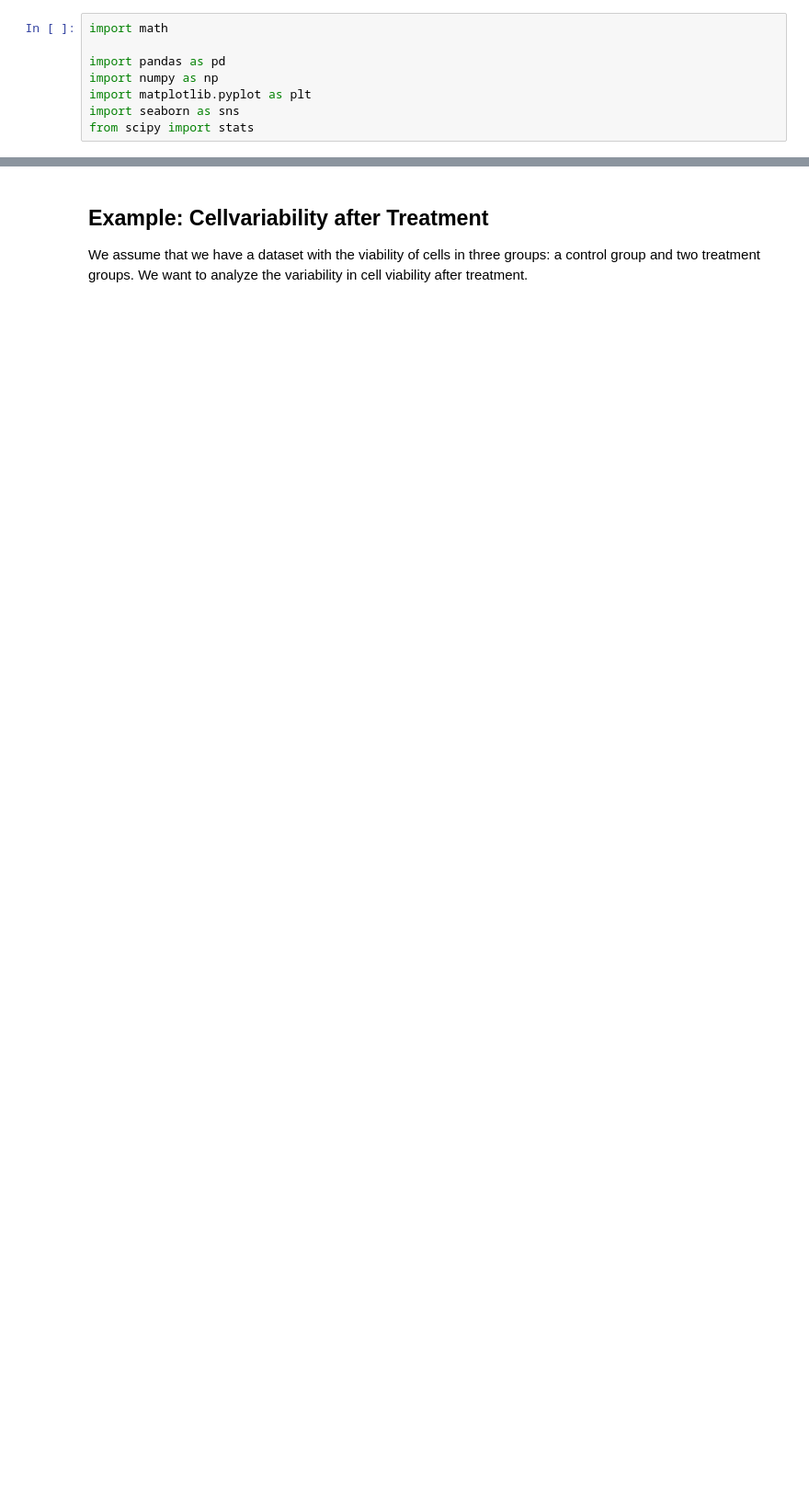
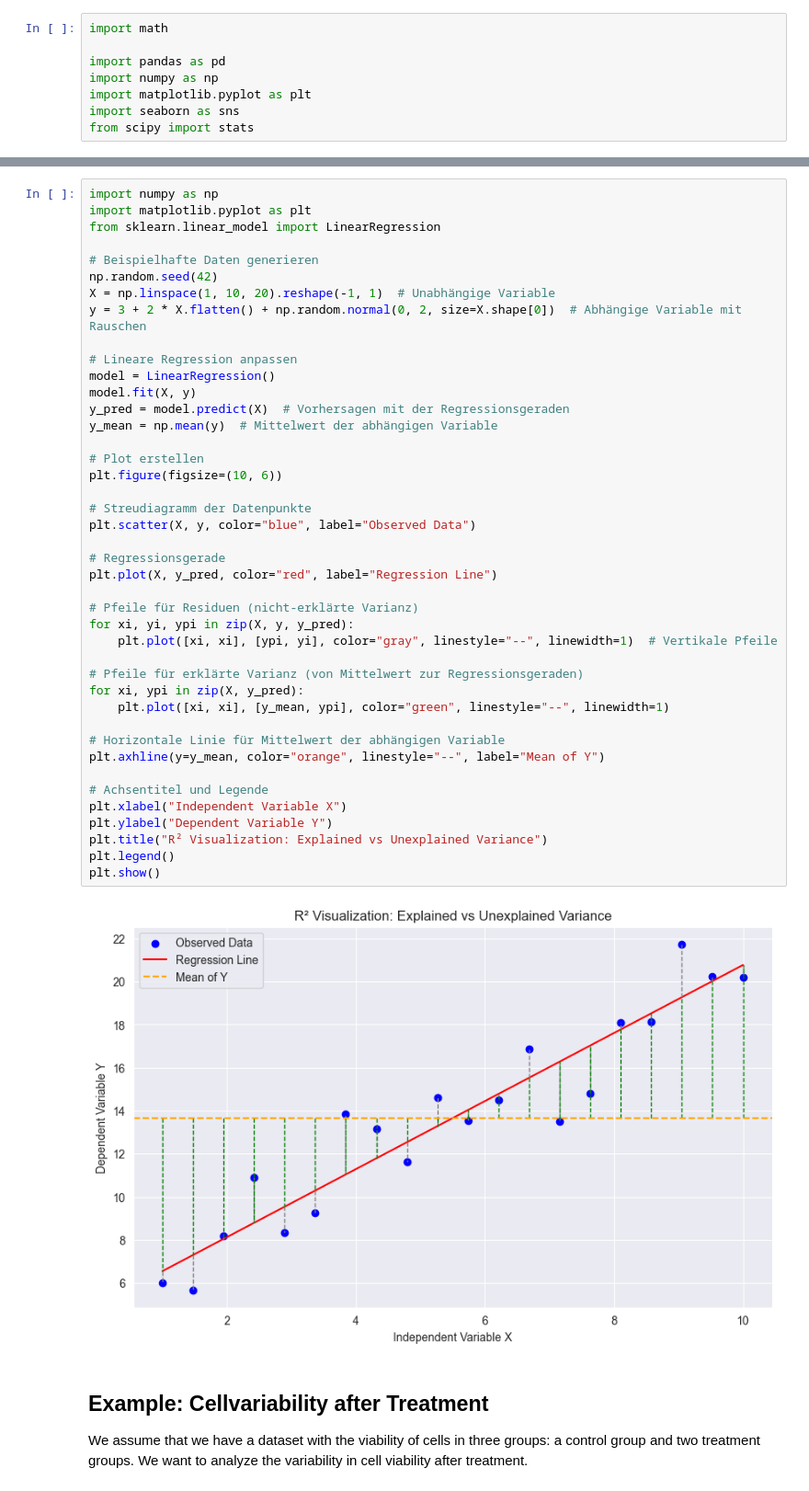
Before and after one commit to dietrichlab-cs/Programming_Intro, a Jupyter notebook: python/05_statistics_with_python/05_statistic_with_python_01.ipynb, the cells around one changed output, grey strips where cells are left out. Shown: that part at 92% size. Drawn from its saved outputs; the diff is of its cells as text; blank space fills up the shorter version.

```diff
--- a/python/05_statistics_with_python/05_statistic_with_python_01.ipynb
+++ b/python/05_statistics_with_python/05_statistic_with_python_01.ipynb
@@ -9,3 +56,47 @@ from scipy import stats
+# %%
+import numpy as np
+import matplotlib.pyplot as plt
+from sklearn.linear_model import LinearRegression
+
+# Beispielhafte Daten generieren
+np.random.seed(42)
+X = np.linspace(1, 10, 20).reshape(-1, 1)  # Unabhängige Variable
+y = 3 + 2 * X.flatten() + np.random.normal(0, 2, size=X.shape[0])  # Abhängige Variable mit Rauschen
+
+# Lineare Regression anpassen
+model = LinearRegression()
+model.fit(X, y)
+y_pred = model.predict(X)  # Vorhersagen mit der Regressionsgeraden
+y_mean = np.mean(y)  # Mittelwert der abhängigen Variable
+
+# Plot erstellen
+plt.figure(figsize=(10, 6))
+
+# Streudiagramm der Datenpunkte
+plt.scatter(X, y, color="blue", label="Observed Data")
+
+# Regressionsgerade
+plt.plot(X, y_pred, color="red", label="Regression Line")
+
+# Pfeile für Residuen (nicht-erklärte Varianz)
+for xi, yi, ypi in zip(X, y, y_pred):
+    plt.plot([xi, xi], [ypi, yi], color="gray", linestyle="--", linewidth=1)  # Vertikale Pfeile
+
+# Pfeile für erklärte Varianz (von Mittelwert zur Regressionsgeraden)
+for xi, ypi in zip(X, y_pred):
+    plt.plot([xi, xi], [y_mean, ypi], color="green", linestyle="--", linewidth=1)
+
+# Horizontale Linie für Mittelwert der abhängigen Variable
+plt.axhline(y=y_mean, color="orange", linestyle="--", label="Mean of Y")
+
+# Achsentitel und Legende
+plt.xlabel("Independent Variable X")
+plt.ylabel("Dependent Variable Y")
+plt.title("R² Visualization: Explained vs Unexplained Variance")
+plt.legend()
+plt.show()
+# %% [output]
+[figure, added]
 # %% [markdown]
 ## Example: Cellvariability after Treatment
 We assume that we have a dataset with the viability of cells in three groups: a control group and two treatment groups. We want to analyze the variability in cell viability after treatment.
```
Also changed, not shown: parts of 9 cells of this notebook, 5 other files.
